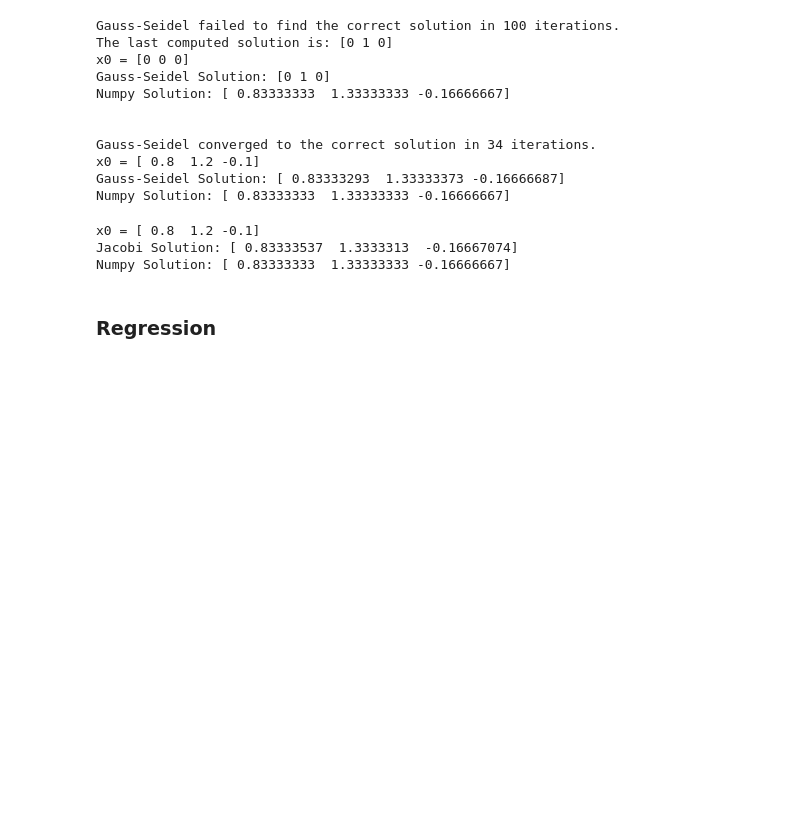
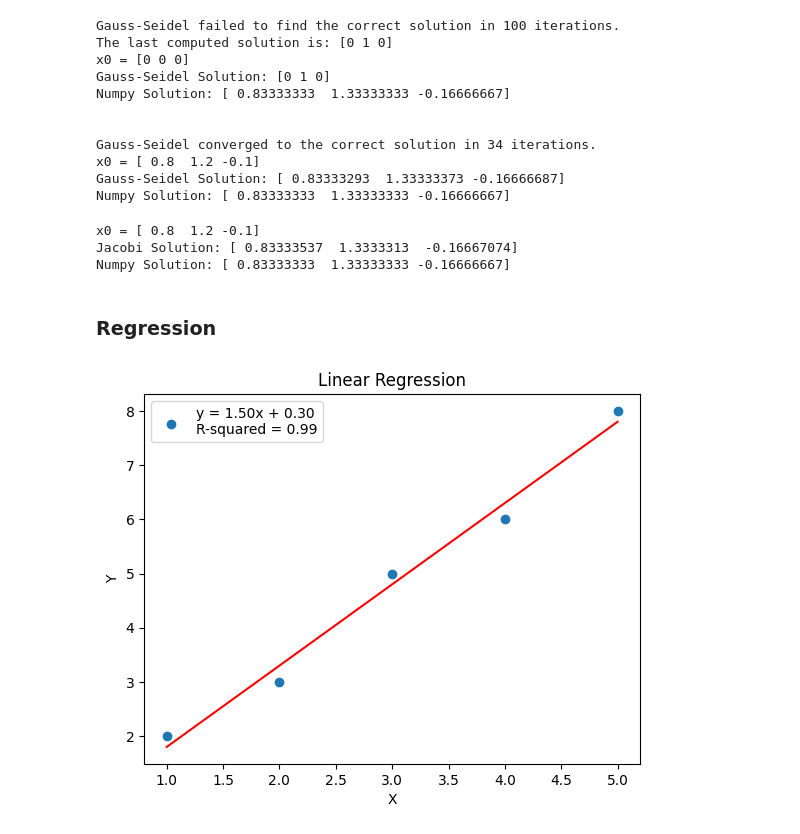
Before and after one commit to saeedahmadicp/numerical_optimization_of_ai, a Jupyter notebook: Test Notebook.ipynb, the cells around one changed output. Saved outputs shown, nothing was run; the diff lists cells and outputs as text; code cells hidden in the pictures; blank space fills up the shorter version.

Commit message:
regression final

```diff
--- a/Test Notebook.ipynb
+++ b/Test Notebook.ipynb
@@ -218,5 +218,38 @@ print(f"Numpy Solution: {np_solution}")
 x0 = [ 0.8  1.2 -0.1]
 Jacobi Solution: [ 0.83333537  1.3333313  -0.16667074]
 Numpy Solution: [ 0.83333333  1.33333333 -0.16666667]
-# %% [markdown]
-<h3>Regression</h3>
+# %% [markdown]
+<h3>Regression</h3>
+# %%
+def plot_fit(x, y, line_fit, title=None):
+    """
+    Plot the points and the line fit for linear regression.
+    """
+    # plot the points
+    plt.scatter(x, y)
+
+    # plot the line fit
+    plt.plot(x, line_fit.y_pred, color='red')
+    plt.xlabel("X")
+    plt.ylabel("Y")
+
+    # add a legend with the slope, intercept, and R-squared values
+    plt.legend([f"y = {line_fit.slope:.2f}x + {line_fit.intercept:.2f}\nR-squared = {line_fit.r_squared:.2f}"])
+
+    # set the title if provided
+    if title is not None:
+        plt.title(title)
+
+    # show the plot
+    plt.show()
+# %%
+# generate some linear data - expected to produce a good linear fit
+x = np.array([1, 2, 3, 4, 5])
+y = np.array([2, 3, 5, 6, 8])
+
+# perform linear regression
+line_fit = linear(x, y)
+
+plot_fit(x, y, line_fit, "Linear Regression")
+# %% [output]
+[figure, added]
```
Also changed, not shown: parts of 2 cells of this notebook, 7 other files.
